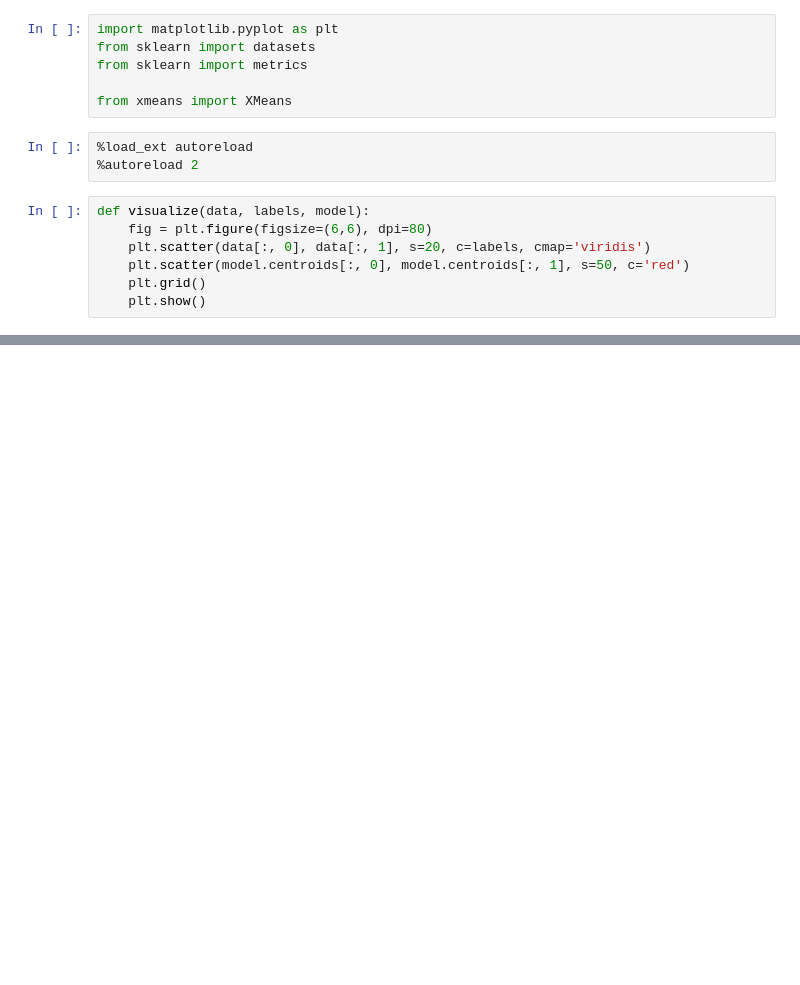
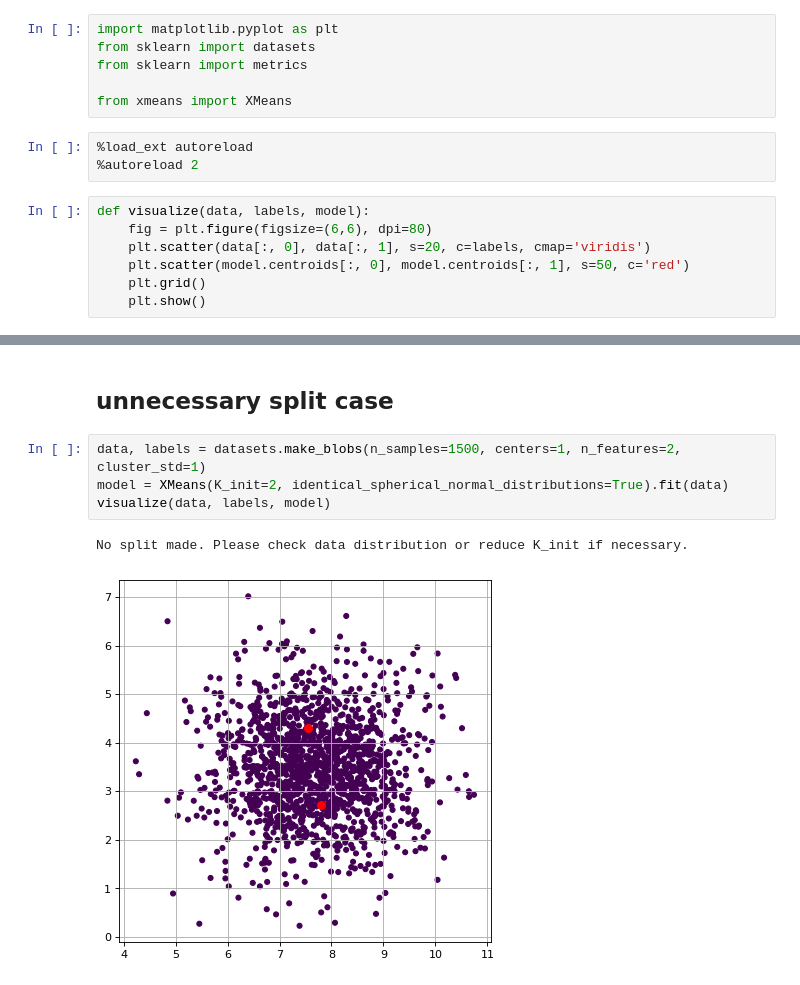
Before and after one commit to Albert-Z-Guo/X-means, a Jupyter notebook: tests.ipynb, the cells around one changed output, grey strips where cells are left out. Saved outputs shown, nothing was run; the diff lists cells and outputs as text; blank space fills up the shorter version.

```diff
--- a/tests.ipynb
+++ b/tests.ipynb
@@ -84,0 +78,9 @@ Mutual Information score: 0.8143675661651159
+# %% [markdown]
+## unnecessary split case
+# %%
+data, labels = datasets.make_blobs(n_samples=1500, centers=1, n_features=2, cluster_std=1)
+model = XMeans(K_init=2, identical_spherical_normal_distributions=True).fit(data)
+visualize(data, labels, model)
+# %% [output]
+No split made. Please check data distribution or reduce K_init if necessary.
+[figure, added]
```
Also changed, not shown: parts of 4 cells of this notebook, 1 other file.
